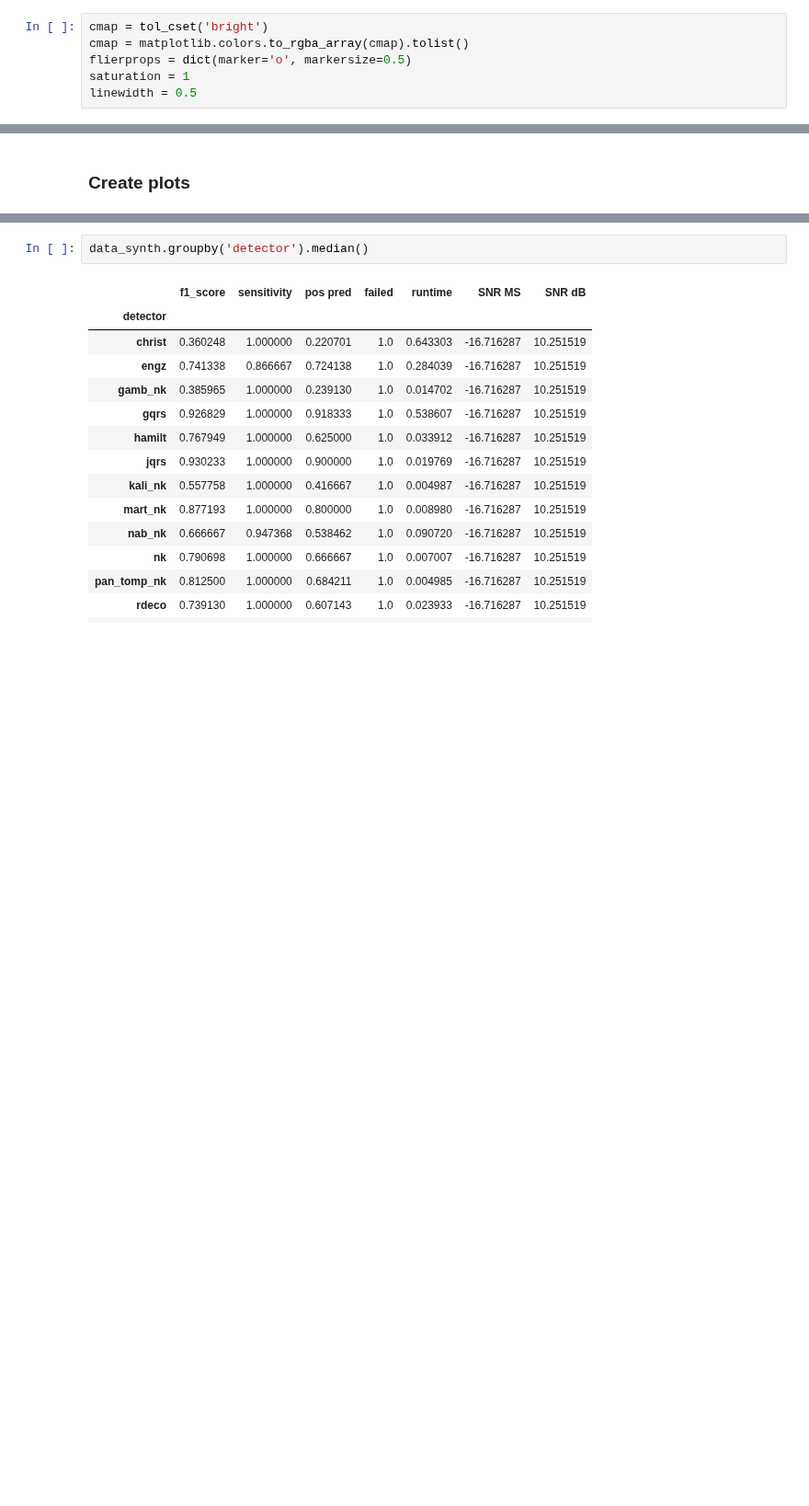
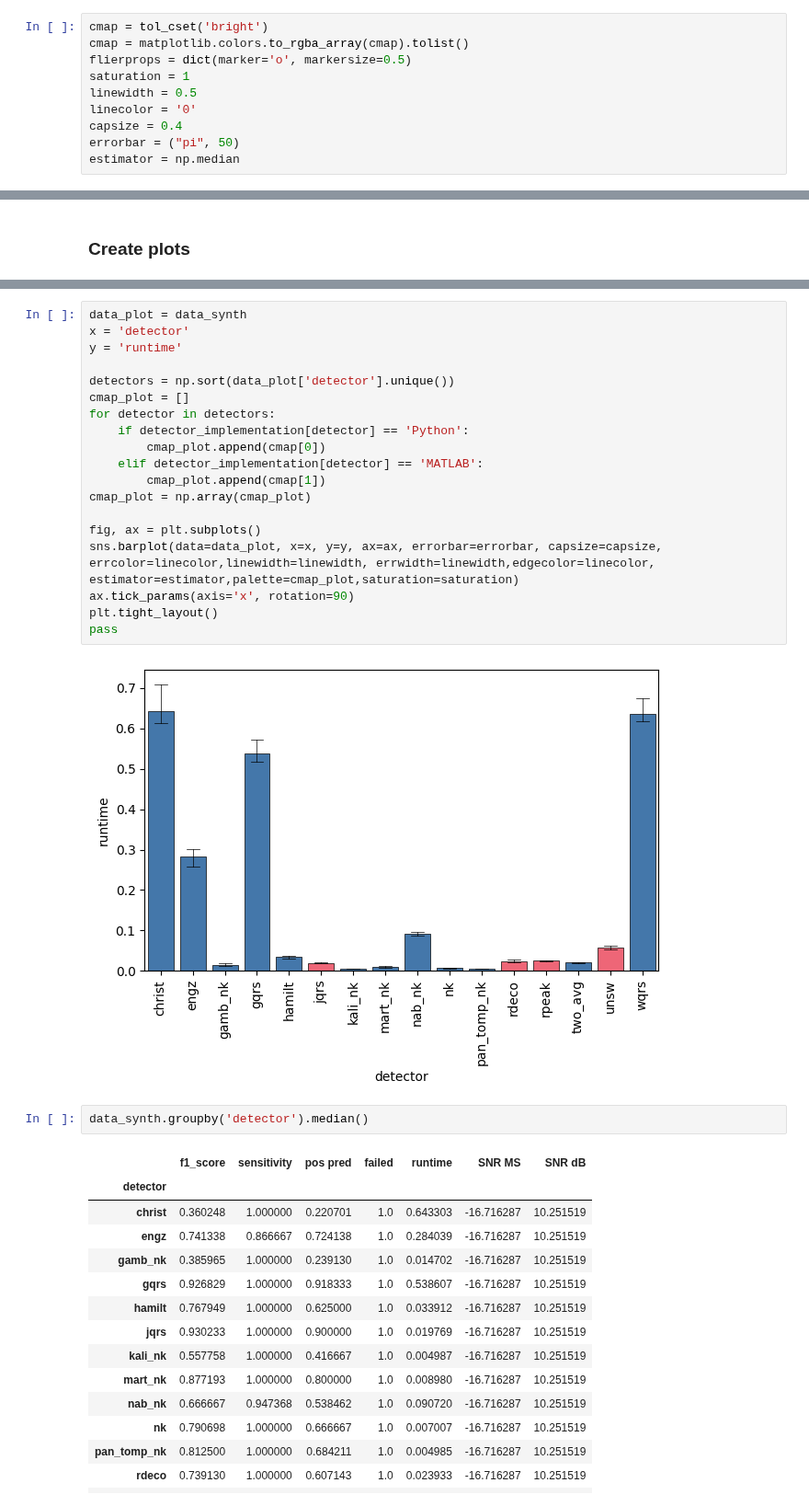
Before and after one commit to floriankri/ecg_detector_assessment, a Jupyter notebook: Playground/playground.ipynb, the cells around one changed output, grey strips where cells are left out. Shown at 92% size. Cells and saved outputs as stored; diff of their text form; blank space fills up the shorter version.

```diff
--- a/Playground/playground.ipynb
+++ b/Playground/playground.ipynb
@@ -54,6 +54,10 @@ cmap = matplotlib.colors.to_rgba_array(cmap).tolist()
 flierprops = dict(marker='o', markersize=0.5)
 saturation = 1
 linewidth = 0.5
+linecolor = '0'
+capsize = 0.4
+errorbar = ("pi", 50)
+estimator = np.median
 # %% [markdown]
 Start the `matlab.engine` to be able to execute MATLAB commands or functions from within Python.
 # %%
@@ -1139,3 +1170,24 @@ pass
+# %%
+data_plot = data_synth
+x = 'detector'
+y = 'runtime'
+
+detectors = np.sort(data_plot['detector'].unique())
+cmap_plot = []
+for detector in detectors:
+    if detector_implementation[detector] == 'Python':
+        cmap_plot.append(cmap[0])
+    elif detector_implementation[detector] == 'MATLAB':
+        cmap_plot.append(cmap[1])
+cmap_plot = np.array(cmap_plot)
+
+fig, ax = plt.subplots()
+sns.barplot(data=data_plot, x=x, y=y, ax=ax, errorbar=errorbar, capsize=capsize, errcolor=linecolor,linewidth=linewidth, errwidth=linewidth,edgecolor=linecolor, estimator=estimator,palette=cmap_plot,saturation=saturation)
+ax.tick_params(axis='x', rotation=90)
+plt.tight_layout()
+pass
+# %% [output]
+[figure, added]
 # %%
 data_synth.groupby('detector').median()
 # %% [output]
```
Also changed, not shown: parts of 9 cells of this notebook, 3 other files.
